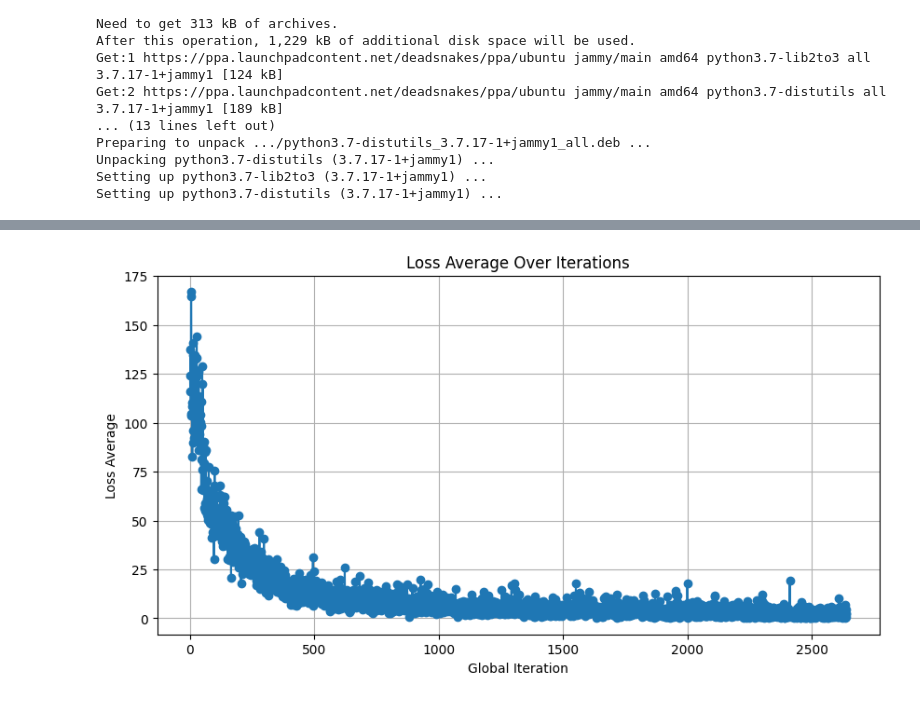
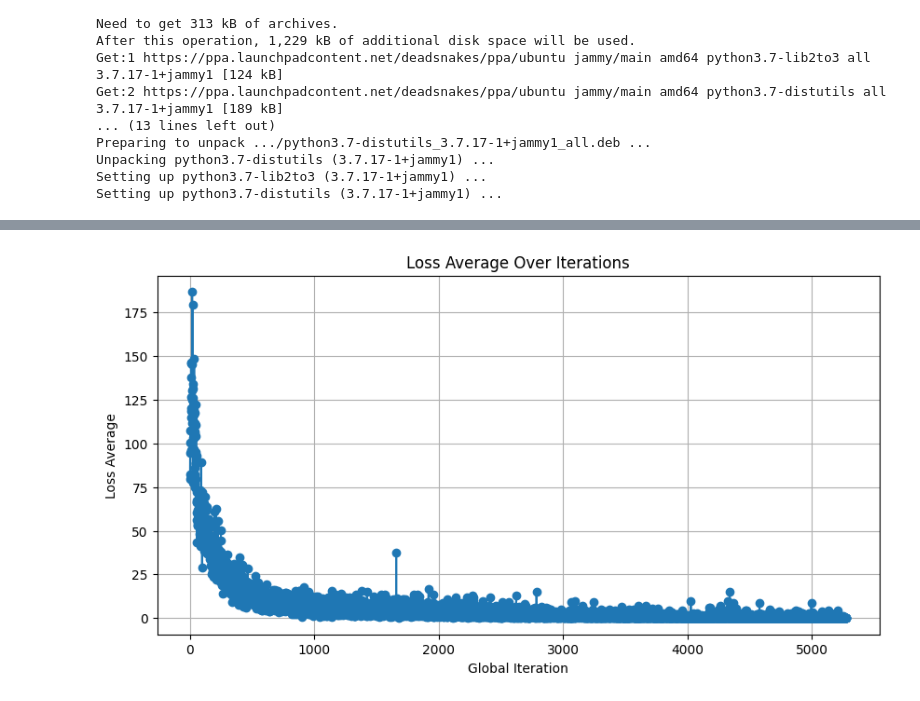
Before and after one commit to surya-selvakumar/RelationExtraction-CNN, a Jupyter notebook: Training.ipynb, the cells around one changed output, grey strips where cells are left out. Cells and saved outputs as stored; diff of their text form; code cells hidden in the pictures.

```diff
--- a/Training.ipynb
+++ b/Training.ipynb
@@ -97,24 +99,24 @@ Iteration 0
 # %%
 import pandas as pd
 import matplotlib.pyplot as plt
 import ast
 
 
-file_path = './processed_data/log/fire/2025-03-05_13:01:01.944327/loss_avg_train.csv'
+file_path = './processed_data/log/fire/2025-03-06_15:06:13.415036/loss_avg_train.csv'
 df = pd.read_csv(file_path, delimiter=";")
 
 
 df['loss_avg'] = df['loss_avg'].apply(ast.literal_eval)
 
 df['loss_avg'] = df['loss_avg'].apply(lambda x: x[0] if isinstance(x, list) else x)
 
 plt.figure(figsize=(10, 5))
 plt.plot(df['global_iteration'], df['loss_avg'], marker='o', linestyle='-')
 plt.xlabel("Global Iteration")
 plt.ylabel("Loss Average")
 plt.title("Loss Average Over Iterations")
 plt.grid(True)
 plt.show()
 # %% [output]
-[figure, old version]
+[figure, new version]
 # %%
```
Also changed, not shown: parts of 7 cells of this notebook, 6 other files.
